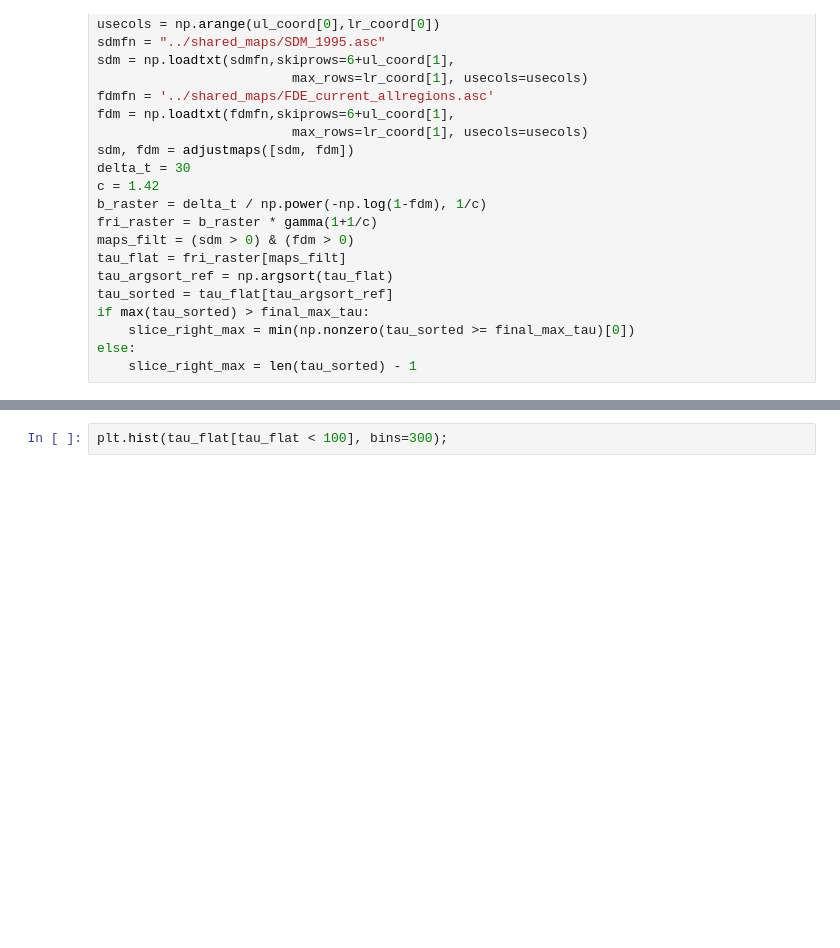
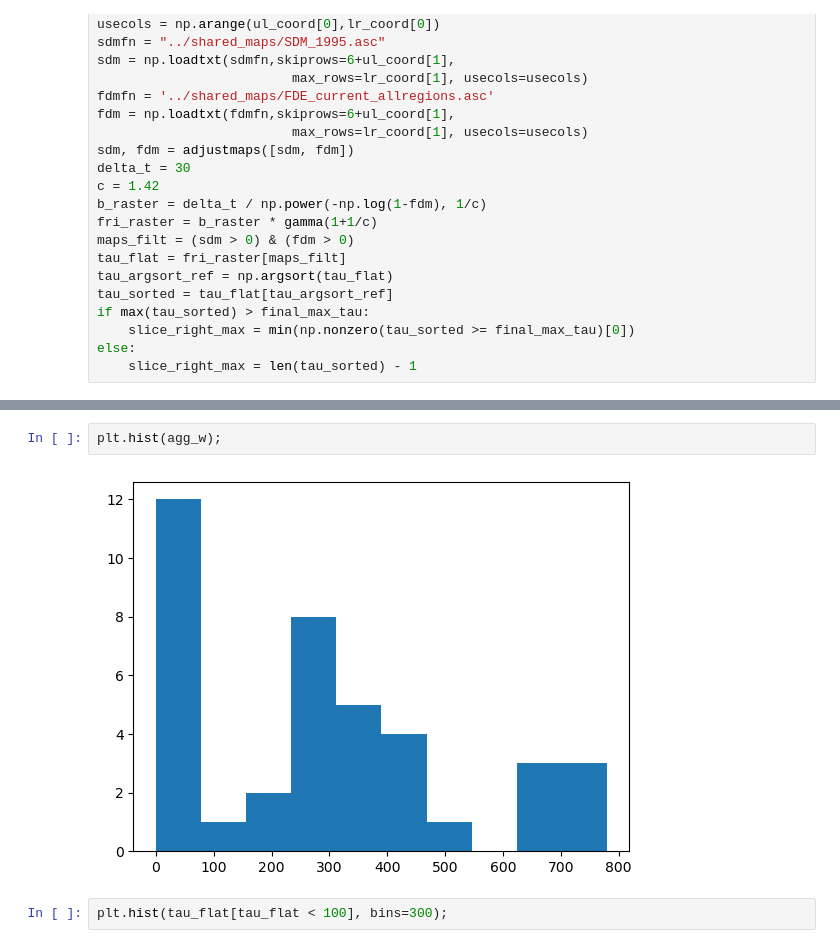
Before and after one commit to patricklawton/TecateCypress, a Jupyter notebook: sensitivity/viz.ipynb, the cells around one changed output, grey strips where cells are left out. Cells and saved outputs as stored; diff of their text form; blank space fills up the shorter version.

```diff
--- a/sensitivity/viz.ipynb
+++ b/sensitivity/viz.ipynb
@@ -522,3 +609,7 @@ np.sum(tauc_slice) - C
+# %%
+plt.hist(agg_w);
+# %% [output]
+[figure, added]
 # %%
 plt.hist(tau_flat[tau_flat < 100], bins=300);
 # %% [output]
```
Also changed, not shown: parts of 7 cells of this notebook.
